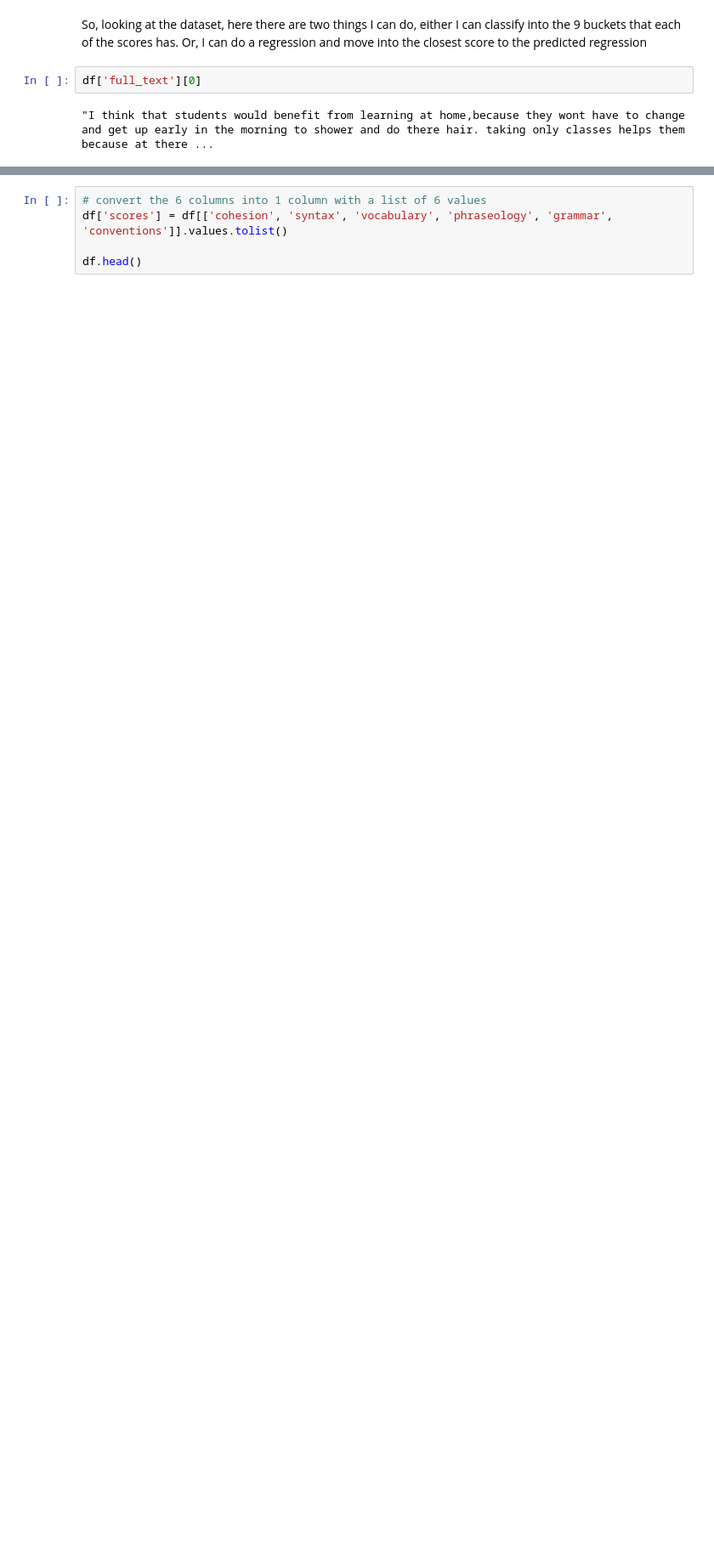
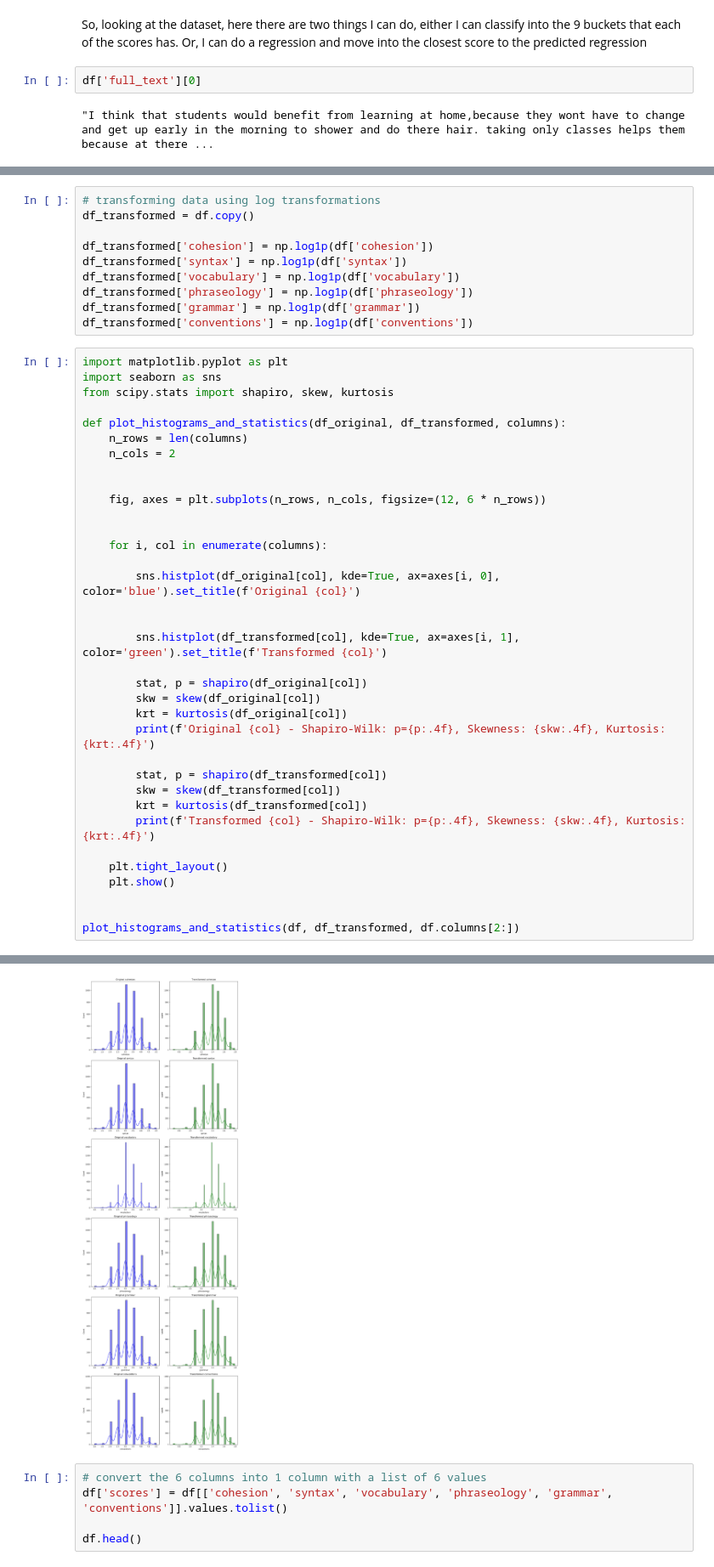
Before and after one commit to rvineet02/cs505_final_project, a Jupyter notebook: data_exploration.ipynb, the cells around one changed output, grey strips where cells are left out. Shown: that part at 85% size. Saved outputs shown, nothing was run; the diff lists cells and outputs as text; blank space fills up the shorter version.

```diff
--- a/data_exploration.ipynb
+++ b/data_exploration.ipynb
@@ -84,0 +113,46 @@ df['full_text'][0]
+# %%
+# transforming data using log transformations
+df_transformed = df.copy()
+
+df_transformed['cohesion'] = np.log1p(df['cohesion'])
+df_transformed['syntax'] = np.log1p(df['syntax'])
+df_transformed['vocabulary'] = np.log1p(df['vocabulary'])
+df_transformed['phraseology'] = np.log1p(df['phraseology'])
+df_transformed['grammar'] = np.log1p(df['grammar'])
+df_transformed['conventions'] = np.log1p(df['conventions'])
+# %%
+import matplotlib.pyplot as plt
+import seaborn as sns
+from scipy.stats import shapiro, skew, kurtosis
+
+def plot_histograms_and_statistics(df_original, df_transformed, columns):
+    n_rows = len(columns)
+    n_cols = 2
+
+
+    fig, axes = plt.subplots(n_rows, n_cols, figsize=(12, 6 * n_rows))
+
+
+    for i, col in enumerate(columns):
+
+        sns.histplot(df_original[col], kde=True, ax=axes[i, 0], color='blue').set_title(f'Original {col}')
+
+
+        sns.histplot(df_transformed[col], kde=True, ax=axes[i, 1], color='green').set_title(f'Transformed {col}')
+
+        stat, p = shapiro(df_original[col])
+        skw = skew(df_original[col])
+        krt = kurtosis(df_original[col])
+        print(f'Original {col} - Shapiro-Wilk: p={p:.4f}, Skewness: {skw:.4f}, Kurtosis: {krt:.4f}')
+
+        stat, p = shapiro(df_transformed[col])
+        skw = skew(df_transformed[col])
+        krt = kurtosis(df_transformed[col])
+        print(f'Transformed {col} - Shapiro-Wilk: p={p:.4f}, Skewness: {skw:.4f}, Kurtosis: {krt:.4f}')
+
+    plt.tight_layout()
+    plt.show()
+
+
+plot_histograms_and_statistics(df, df_transformed, df.columns[2:])
+# %% [output]
@@ -85,3 +171,4 @@ df['full_text'][0]
+[figure, added]
 # %%
 # convert the 6 columns into 1 column with a list of 6 values
 df['scores'] = df[['cohesion', 'syntax', 'vocabulary', 'phraseology', 'grammar', 'conventions']].values.tolist()
```
Also changed, not shown: parts of 16 cells of this notebook.
